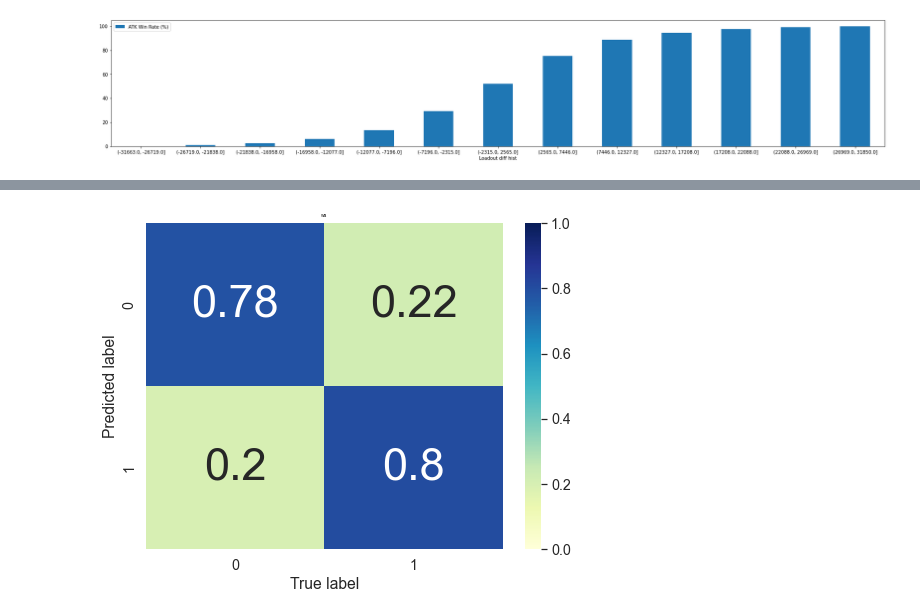
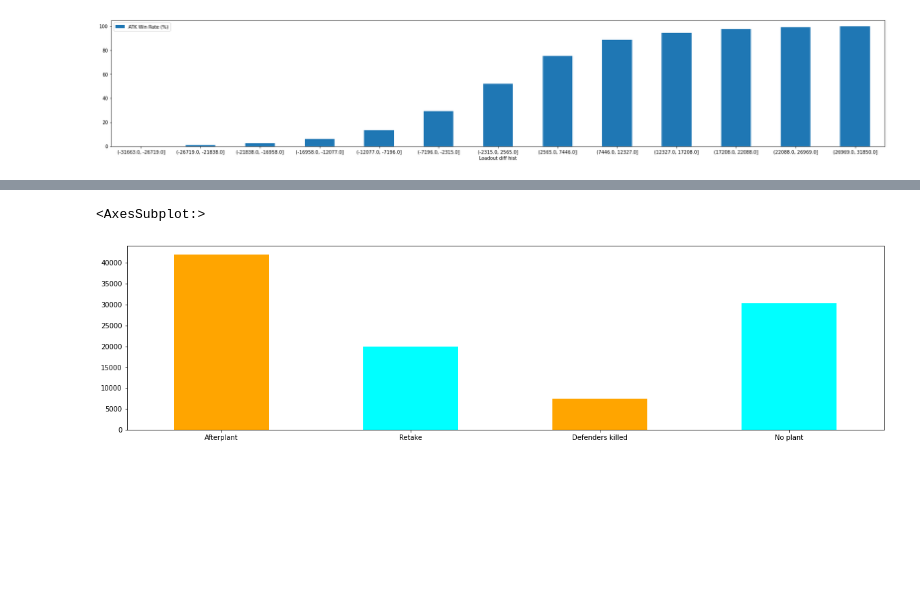
Before and after one commit to mateusb12/valorant_impact, a Jupyter notebook: webscrapping/model/model_improvement/exploratory_analysis.ipynb, the cells around one changed output, grey strips where cells are left out. Saved outputs shown, nothing was run; the diff lists cells and outputs as text; code cells hidden in the pictures; blank space fills up the shorter version.

Commit message:
Exploratory analysis and model tweaks

```diff
--- a/webscrapping/model/model_improvement/tests.ipynb
+++ b/webscrapping/model/model_improvement/exploratory_analysis.ipynb
@@ -178,20 +127,0 @@ LGBMClassifier(colsample_bytree=0.2, learning_rate=0.05, min_child_weight=40,
-# %%
-plt.figure(figsize=(10, 5))
-pred_proba = model.predict_proba(X_train)
-pred_proba_test = model.predict_proba(X_test)
-gmt = ["accuracy train", "accuracy test", "log loss train", "log loss test", "brier score train", "brier score test"]
-metrics = {'Labels': gmt,
-           'Value': [model.score(X_train, Y_train), model.score(X_test, Y_test),
-                             log_loss(Y_train, pred_proba), log_loss(Y_test, pred_proba_test),
-                             brier_score_loss(Y_train, pd.DataFrame(pred_proba)[1]),
-                             brier_score_loss(Y_test, pd.DataFrame(pred_proba_test)[1])]}
-sns.set_context(rc={'patch.linewidth': 2.0})
-sns.set(font_scale=1.3)
-ax = sns.barplot(x='Labels', y='Value', data=metrics, linewidth=2.0, edgecolor=".2", zorder=3,
-                         palette=sns.color_palette("deep"))
-
-plt.ylabel('%')
-ax.grid(linewidth=1, color='white', zorder=0)
-ax.set_facecolor("#d7d7e0")
-plt.title("Model performance metrics")
-plt.show()
@@ -200,12 +128,23 @@ plt.show()
-# %%
-plt.figure(figsize=(8, 6))
-cm = confusion_matrix(Y_test, model.predict(X_test, num_iteration=50))
-cm = (cm / cm.sum(axis=1).reshape(-1, 1))
-
-sns.heatmap(cm, cmap="YlGnBu", vmin=0., vmax=1., annot=True, annot_kws={'size': 45})
-plt.title("wa", fontsize=5)
-plt.ylabel('Predicted label')
-plt.xlabel('True label')
-plt.show()
-# %% [output]
-[figure, removed]
+# %%
+df["IsSpike"] = df["SpikeTime"] > 0
+df["IsRegular"] = ~df["IsSpike"]
+# Group by RoundID and groupby IsSpike and IsRegular
+by_round = df.groupby(["RoundID"])[["IsSpike", "FinalWinner"]].max().reset_index()
+# Plot by_round as a stacked bar chart using plt
+total = by_round["IsSpike"].sum()
+by_round["IsSpike"] = by_round["IsSpike"].astype(int)
+# Create a boolean column "Afterplant" where "IsSpike" and "FinalWinner" are both 1
+by_round["Afterplant"] = (by_round["IsSpike"] == 1) & (by_round["FinalWinner"] == 1)
+by_round["Retake"] = (by_round["IsSpike"] == 1) & (by_round["FinalWinner"] == 0)
+by_round["Defenders killed"] = (by_round["IsSpike"] == 0) & (by_round["FinalWinner"] == 1)
+by_round["No plant"] = (by_round["IsSpike"] == 0) & (by_round["FinalWinner"] == 0)
+
+# Plot bar char with Afterplant, Retake, Defenders killed and No plant
+by_round_sum = by_round[["Afterplant", "Retake", "Defenders killed", "No plant"]].sum()
+colors = ["Orange", "Cyan", "Orange", "Cyan"]
+
+# Plot by_round_sum as a bar chart
+by_round_sum.plot(kind='bar', stacked=True, figsize=(20,5), rot=360, color=colors)
+# %% [output]
+<AxesSubplot:>
+[figure, added]
```
Also changed, not shown: parts of 13 cells of this notebook, 1 other file.
